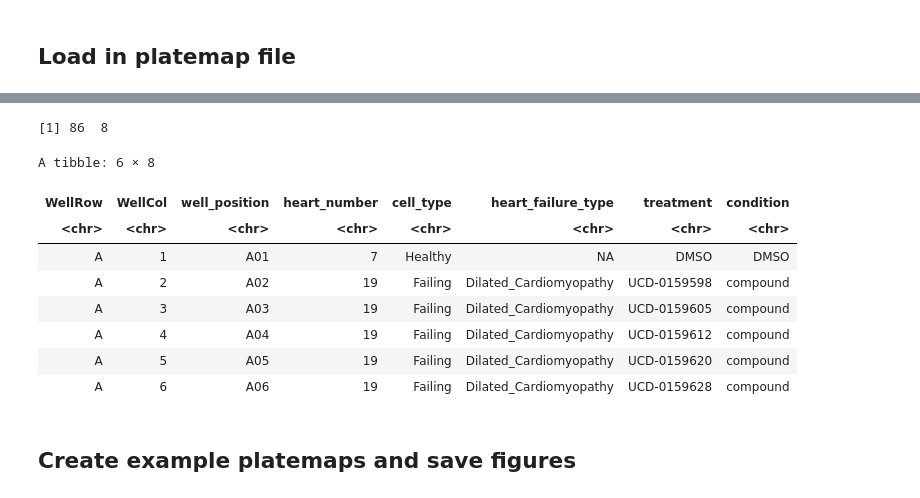
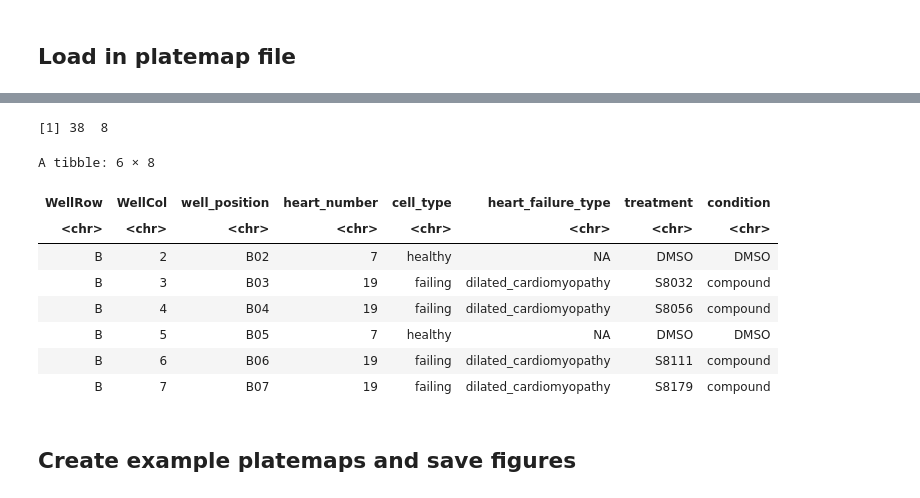
Before and after one commit to WayScience/targeted_fibrosis_drug_screen, a Jupyter notebook: metadata/platemap_vis.ipynb, the cells around one changed output, grey strips where cells are left out. Saved outputs shown, nothing was run; the diff lists cells and outputs as text; code cells hidden in the pictures.

```diff
--- a/metadata/platemap_vis.ipynb
+++ b/metadata/platemap_vis.ipynb
@@ -25,12 +25,12 @@ if (!dir.exists(output_dir)) {
 }
 
 # path to one platemap file since all have same layout but different compounds
-platemap_file1 <- file.path("./target_screen_plate1.csv")
-platemap_file7 <- file.path("./target_screen_plate7.csv")
+platemap_file_full <- file.path("./Target_Selective_Library_Screen_Plate_1.csv")
+platemap_file_partial <- file.path("./Target_Selective_Library_Screen_Plate_11.csv")
 
 # Directory for example platemap figures
-output_fig1_6 <- file.path(output_dir, "example_platemap1_6.png")
-output_fig7 <- file.path(output_dir, "example_platemap7.png")
+output_fig_full_plates <- file.path(output_dir, "example_platemap_full_plates.png")
+output_fig_partial_plate <- file.path(output_dir, "example_platemap_partial_plate.png")
 # %% [markdown]
 ## Load in platemap file
 # %%
@@ -60,27 +60,27 @@ A tibble: 6 × 8
 # %%
-platemap_df7 <- readr::read_csv(
-    platemap_file7,
+platemap_df_partial <- readr::read_csv(
+    platemap_file_partial,
     col_types = readr::cols(.default = "c")
 )
 
 # Add new column for "condition" to plot on platemap for DMSO versus compound
-platemap_df7 <- platemap_df7 %>%
+platemap_df_partial <- platemap_df_partial %>%
     mutate(condition = ifelse(treatment == "DMSO", "DMSO",
-                              ifelse(grepl("^UCD", treatment), "compound", NA)))
+                              ifelse(grepl("^S", treatment), "compound", NA)))
 
-print(dim(platemap_df7))
-head(platemap_df7)
+print(dim(platemap_df_partial))
+head(platemap_df_partial)
 # %% [output]
-[1] 86  8
+[1] 38  8
 A tibble: 6 × 8
 | WellRow | WellCol | well_position | heart_number | cell_type | heart_failure_type | treatment | condition |
 | <chr> | <chr> | <chr> | <chr> | <chr> | <chr> | <chr> | <chr> |
-| A | 1 | A01 | 7 | Healthy | NA | DMSO | DMSO |
-| A | 2 | A02 | 19 | Failing | Dilated_Cardiomyopathy | UCD-0159598 | compound |
-| A | 3 | A03 | 19 | Failing | Dilated_Cardiomyopathy | UCD-0159605 | compound |
-| A | 4 | A04 | 19 | Failing | Dilated_Cardiomyopathy | UCD-0159612 | compound |
-| A | 5 | A05 | 19 | Failing | Dilated_Cardiomyopathy | UCD-0159620 | compound |
-| A | 6 | A06 | 19 | Failing | Dilated_Cardiomyopathy | UCD-0159628 | compound |
+| B | 2 | B02 | 7 | healthy | NA | DMSO | DMSO |
+| B | 3 | B03 | 19 | failing | dilated_cardiomyopathy | S8032 | compound |
+| B | 4 | B04 | 19 | failing | dilated_cardiomyopathy | S8056 | compound |
+| B | 5 | B05 | 7 | healthy | NA | DMSO | DMSO |
+| B | 6 | B06 | 19 | failing | dilated_cardiomyopathy | S8111 | compound |
+| B | 7 | B07 | 19 | failing | dilated_cardiomyopathy | S8179 | compound |
 # %% [markdown]
 ## Create example platemaps and save figures
 # %%
```
Also changed, not shown: parts of 3 cells of this notebook, 24 other files.
